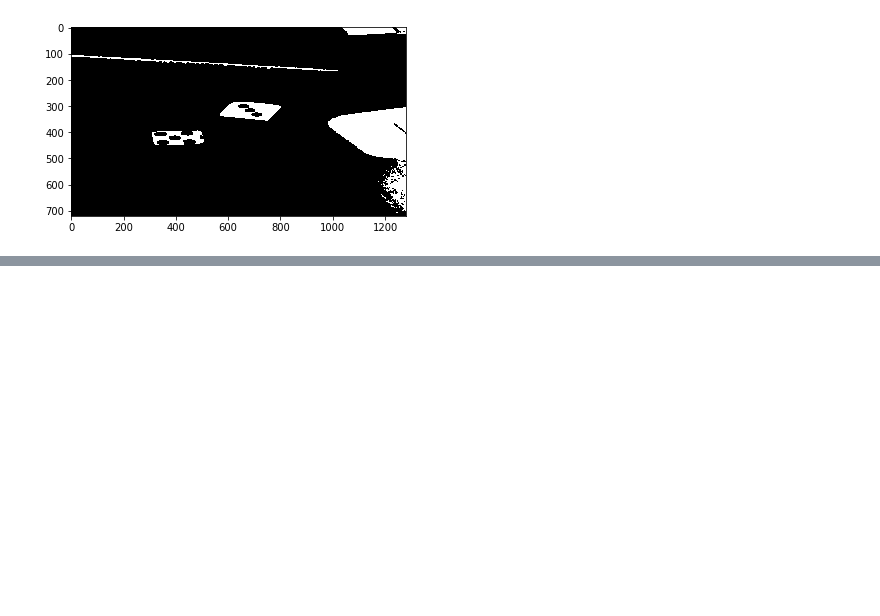
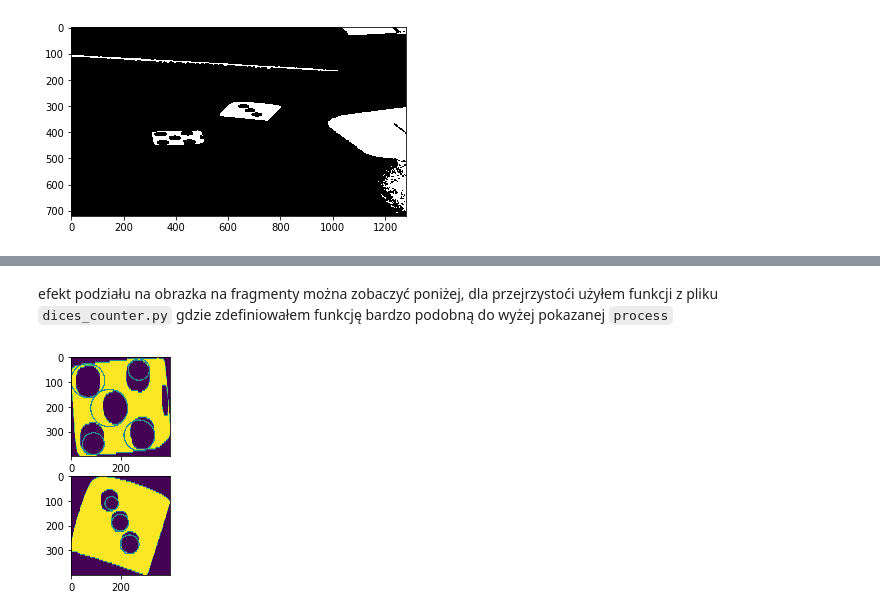
Before and after one commit to piter104/dices, a Jupyter notebook: dices.ipynb, the cells around one changed output, grey strips where cells are left out. Saved outputs shown, nothing was run; the diff lists cells and outputs as text; code cells hidden in the pictures; blank space fills up the shorter version.

```diff
--- a/dices.ipynb
+++ b/dices.ipynb
@@ -57,0 +156,6 @@ plt.show()
+# %% [markdown]
+efekt podziału na obrazka na fragmenty można zobaczyć poniżej, dla przejrzystoći użyłem funkcji z pliku `dices_counter.py` gdzie zdefiniowałem funkcję bardzo podobną do wyżej pokazanej `process`
+# %%
+process_image_and_draw_fragments(eroded)
+# %% [output]
+[figure, added]
```
Also changed, not shown: parts of 7 cells of this notebook, 1 other file.
